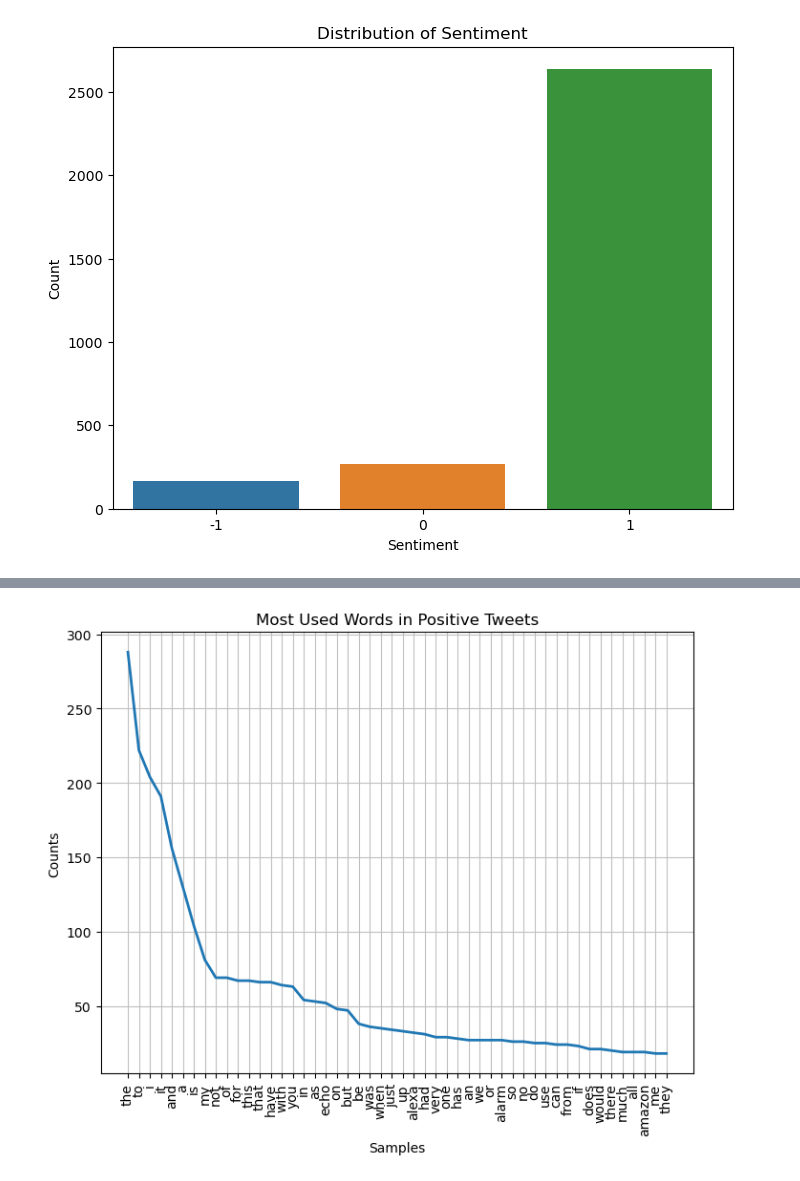
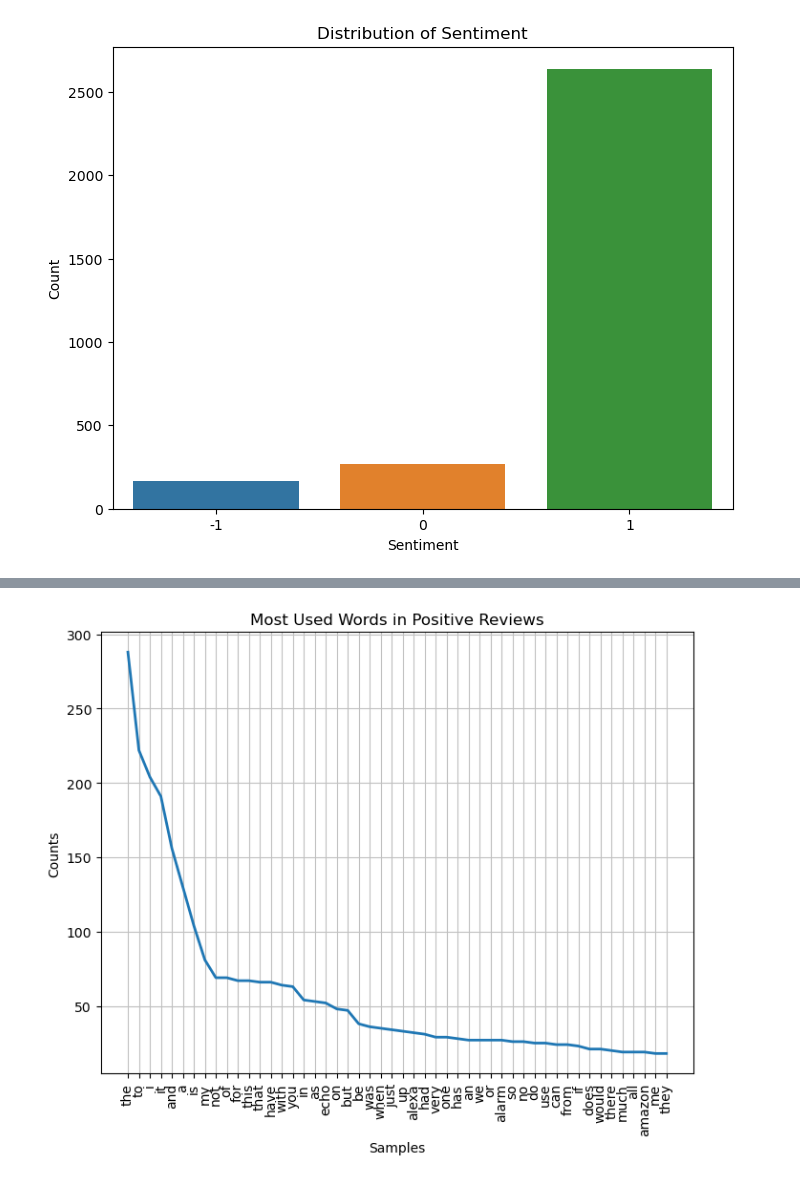
Before and after one commit to Werriess/Amazon-Alexa-Customer-Sentiment-Review, a Jupyter notebook: notebooks/Amazon Alexa Customer Sentiment.ipynb, the cells around one changed output, grey strips where cells are left out. Cells and saved outputs as stored; diff of their text form; code cells hidden in the pictures.

```diff
--- a/notebooks/Amazon Alexa Customer Sentiment.ipynb
+++ b/notebooks/Amazon Alexa Customer Sentiment.ipynb
@@ -492,9 +503,9 @@ plt.show()
 # %%
 plt.subplots(figsize=(8,6))
-plt.title("Most Used Words in Positive Tweets")
+plt.title("Most Used Words in Positive Reviews")
 negativeFD.plot(50)
 plt.show()
 # %% [output]
-[figure, old version]
+[figure, new version]
 # %%
 plt.subplots(figsize=(8,6))
```
Also changed, not shown: parts of 14 cells of this notebook.
